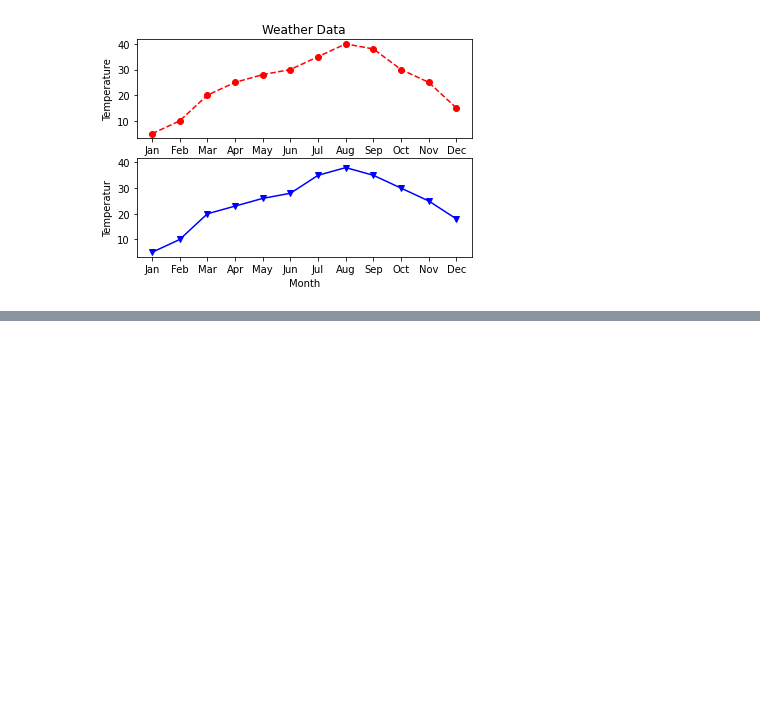
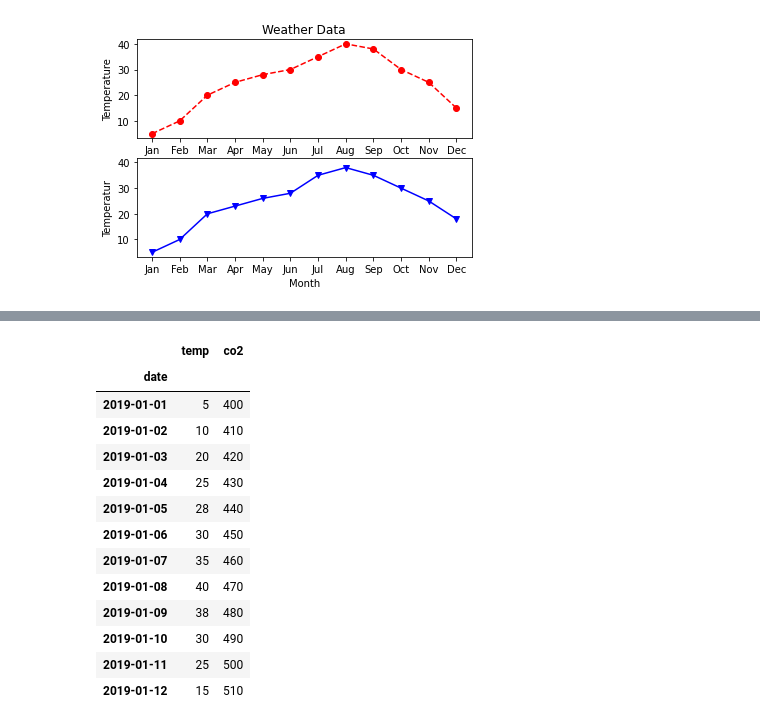
Before and after one commit to sardarahmed/Data-Science-with-Python, a Jupyter notebook: 3. Introduction to Matplotlib/matplotlib.ipynb, the cells around one changed output, grey strips where cells are left out. Cells and saved outputs as stored; diff of their text form; code cells hidden in the pictures; blank space fills up the shorter version.

```diff
--- a/3. Introduction to Matplotlib/matplotlib.ipynb
+++ b/3. Introduction to Matplotlib/matplotlib.ipynb
@@ -67,0 +85,17 @@ AttributeError: 'numpy.ndarray' object has no attribute 'twinx'
+# %%
+weather.set_index('date')
+# %% [output]
+|  | temp | co2 |
+| date |  |  |
+| 2019-01-01 | 5 | 400 |
+| 2019-01-02 | 10 | 410 |
+| 2019-01-03 | 20 | 420 |
+| 2019-01-04 | 25 | 430 |
+| 2019-01-05 | 28 | 440 |
+| 2019-01-06 | 30 | 450 |
+| 2019-01-07 | 35 | 460 |
+| 2019-01-08 | 40 | 470 |
+| 2019-01-09 | 38 | 480 |
+| 2019-01-10 | 30 | 490 |
+| 2019-01-11 | 25 | 500 |
+| 2019-01-12 | 15 | 510 |
```
Also changed, not shown: parts of 6 cells of this notebook.
